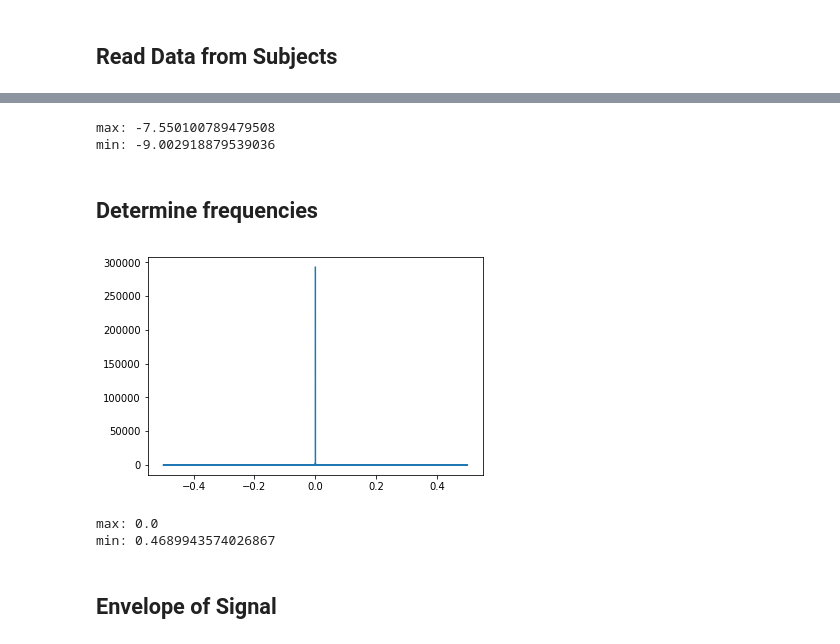
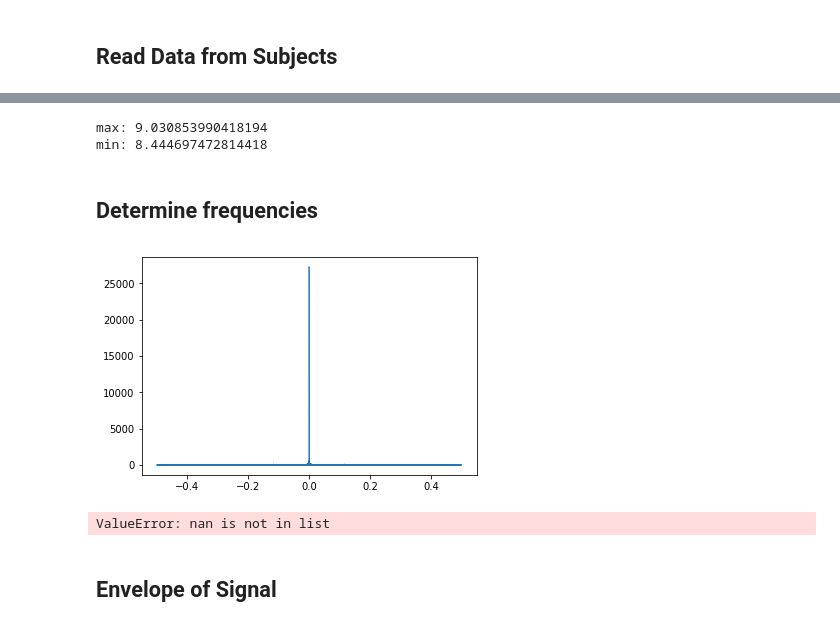
Before and after one commit to RoamEasy/emg-deep-learning, a Jupyter notebook: EMG_Analysis.ipynb, the cells around one changed output, grey strips where cells are left out. Saved outputs shown, nothing was run; the diff lists cells and outputs as text; code cells hidden in the pictures.

```diff
--- a/EMG_Analysis.ipynb
+++ b/EMG_Analysis.ipynb
@@ -3,8 +3,8 @@
 # %%
 import pandas as pd
 
-data =  pd.read_csv('data/subjects/exp_yn.csv')
-data =  pd.read_csv('data/subjects/exp_yn.csv')
+# =  pd.read_csv('data/subjects/exp_yn.csv')
+data =  pd.read_csv('data/subjects/r_word_3/r_word_3_final.csv')
 # %%
 data.dtypes
 # %% [output]
@@ -44,25 +53,25 @@ plt.show()
 print('max:', data['CH_1_mV'].max())
 print('min:', data['CH_1_mV'].min())
 # %% [output]
-max: -7.550100789479508
-min: -9.002918879539036
+max: 9.030853990418194
+min: 8.444697472814418
 # %% [markdown]
 ## Determine frequencies
 # %%
 import numpy.fft as fft
 
 # Choose signal
-orig_signal = data['CH_1_mV']
+orig_signal = data['CH_3_mV']
 
 #calculate fourier transform
 spectrum = fft.fft(orig_signal)
 
 #plot the magnitudes
 freq = fft.fftfreq(len(spectrum))
 plt.plot(freq, abs(spectrum))
 plt.show()
 # %% [output]
-[figure, old version]
+[figure, new version]
 # %%
 max_y = max(abs(spectrum))  # Find the maximum y value
 min_y = min(abs(spectrum))
@@ -72,8 +81,7 @@ min_x = freq[list(abs(spectrum)).index(min_y)]  # Find the x value corresponding
 print('max:', max_x)
 print('min:', min_x)
 # %% [output]
-max: 0.0
-min: 0.4689943574026867
+ValueError: nan is not in list
 # %% [markdown]
 ## Envelope of Signal
 # %%
```
Also changed, not shown: parts of 5 cells of this notebook, 13 other files.
